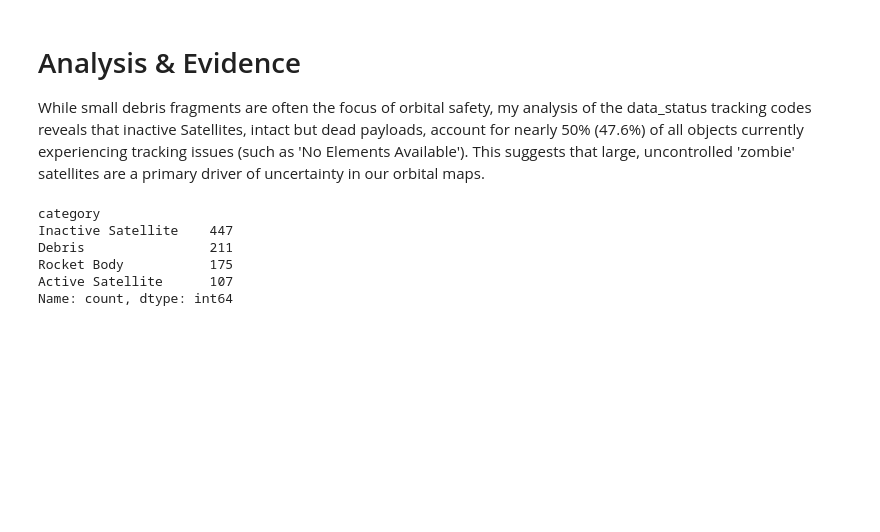
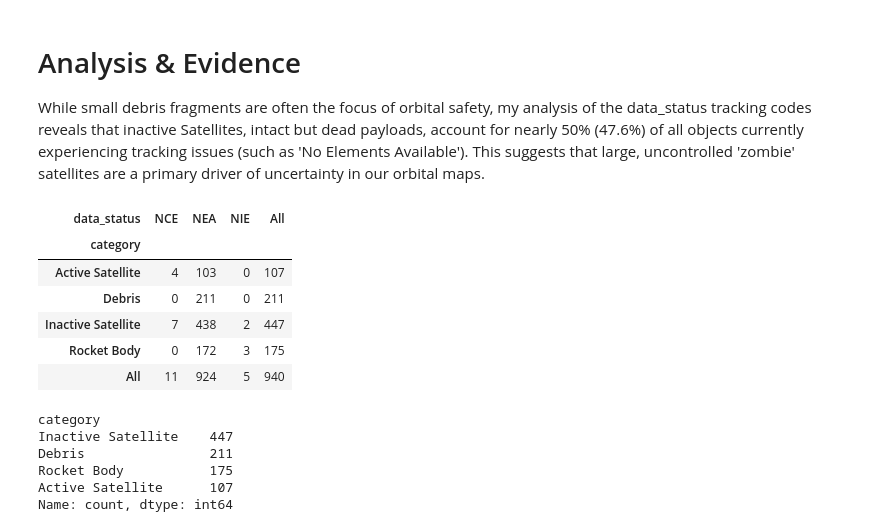
Before and after one commit to sithid/orbital-debris-assessment, a Jupyter notebook: notebooks/eda/satcat_eda.ipynb, the cells around one changed output. Saved outputs shown, nothing was run; the diff lists cells and outputs as text; code cells hidden in the pictures; blank space fills up the shorter version.

```diff
--- a/notebooks/eda/satcat_eda.ipynb
+++ b/notebooks/eda/satcat_eda.ipynb
@@ -308,6 +327,22 @@ You will likely find that the vast majority of unhealthy tracking belongs the `D
 # Analysis & Evidence
 
 While small debris fragments are often the focus of orbital safety, my analysis of the data_status tracking codes reveals that inactive Satellites, intact but dead payloads, account for nearly 50% (47.6%) of all objects currently experiencing tracking issues (such as 'No Elements Available'). This suggests that large, uncontrolled 'zombie' satellites are a primary driver of uncertainty in our orbital maps.
+# %%
+tracking_grid = pd.crosstab(
+    clutter_data['category'],
+    clutter_data['data_status'],
+    margins=True
+)
+
+tracking_grid
+# %% [output]
+| data_status | NCE | NEA | NIE | All |
+| category |  |  |  |  |
+| Active Satellite | 4 | 103 | 0 | 107 |
+| Debris | 0 | 211 | 0 | 211 |
+| Inactive Satellite | 7 | 438 | 2 | 447 |
+| Rocket Body | 0 | 172 | 3 | 175 |
+| All | 11 | 924 | 5 | 940 |
 # %%
 unhealthy_mask = clutter_data['data_status'].notnull()
 
```
Also changed, not shown: parts of 16 cells of this notebook, 2 other files.
